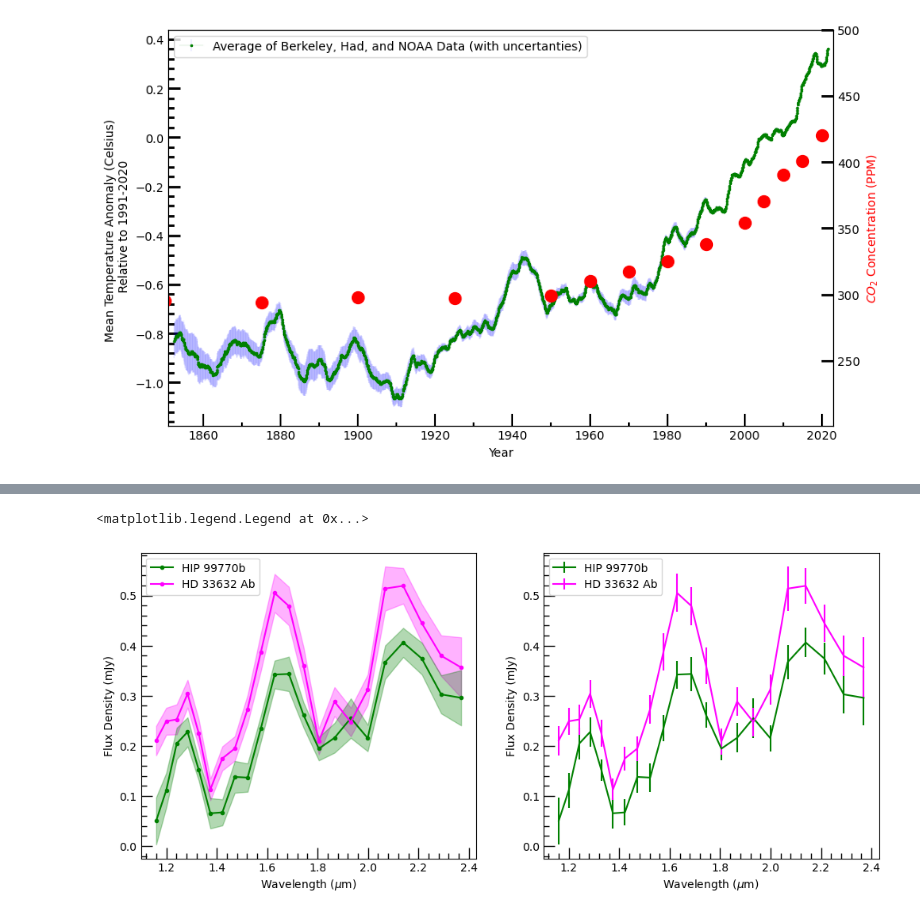
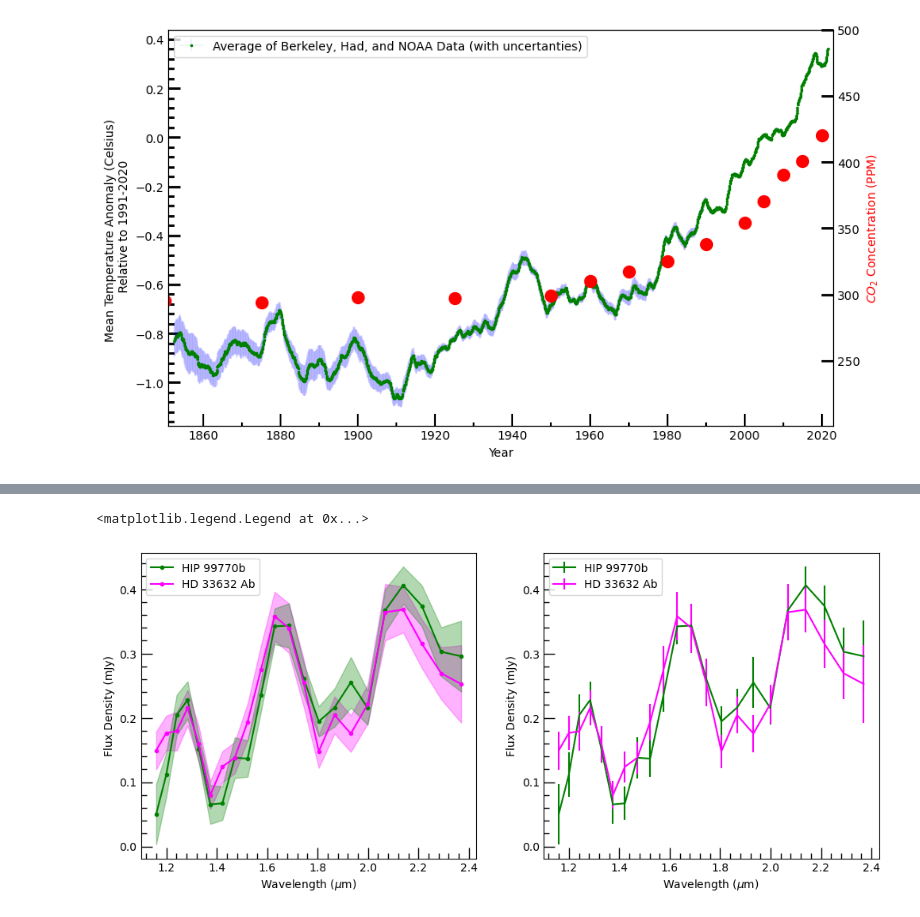
Before and after one commit to astroseandillon/Python-for-data-analysis, a Jupyter notebook: Dillon_Sean_HW_W12.ipynb, the cells around one changed output, grey strips where cells are left out. Drawn from its saved outputs; the diff is of its cells as text; code cells hidden in the pictures.

Commit message:
fixed scaling issue on hw w12

```diff
--- a/Dillon_Sean_HW_W12.ipynb
+++ b/Dillon_Sean_HW_W12.ipynb
@@ -294,37 +294,15 @@ hip_wvl, hip_flux_den, hip_flux_unc, hip_snr = np.loadtxt('hip99770b_spec_with_e
 hd_wvl, hd_flux_den, hd_flux_unc, hd_snr = np.loadtxt('hd33632ab_spec_with_errors.txt',unpack=True)
 
 
-# def normalization(f_tot_model, model_flux_val, iso_flux_val):
-#     return f_tot_model*iso_flux_val/model_flux_val
+hd_flux_scld = hd_flux_den*(np.mean(hip_flux_den)/np.mean(hd_flux_den))
 
-# def norm(data1, data2, norm_point):
-#     #data1 is scaled by data2 at a normalization point, in this case the mean
-#     return data1 * norm_point / data2
-
-# def norm2(data, mean, data2):
-#     newdat = []
-#     for i in range(len(data)):
-#         newdat.append((data[i] - mean)/data2[i])
-#     return newdat
-
-'''
-I couldn't figure out how to do the scaling part. I leave these lines commented as to show that i did in fact try to figure it out.
-'''
-
-# hd_flux_scld = norm2(hd_flux_den, np.mean(hip_flux_den), hip_flux_den)
-hd_flux_scld = hd_flux_den - hip_flux_den*(np.mean(hd_flux_den)/np.mean(hip_flux_den))
-# print(np.mean(hd_flux_scld))
-# print('')
-# print(np.mean(hip_flux_den))
-# print('')
-# print(np.mean(hd_flux_den))
 fig,axes = plt.subplots(1,2)
 
 axes[0].plot(hip_wvl, hip_flux_den, label='HIP 99770b',
             color='green', ls='-', marker='.')
-axes[0].plot(hd_wvl, hd_flux_den, label='HD 33632 Ab',
+axes[0].plot(hd_wvl, hd_flux_scld, label='HD 33632 Ab',
             color='magenta', ls='-', marker='.')
-axes[0].fill_between(hd_wvl, hd_flux_den+hd_flux_unc, hd_flux_den-hd_flux_unc,
+axes[0].fill_between(hd_wvl, hd_flux_scld+hd_flux_unc, hd_flux_scld-hd_flux_unc,
                      color='magenta', alpha=0.3)
 axes[0].fill_between(hip_wvl, hip_flux_den+hip_flux_unc, hip_flux_den-hip_flux_unc,
                      color='green', alpha=0.3)
@@ -340,32 +318,32 @@ axes[0].tick_params(which='minor',axis='y',length=5)
 axes[0].tick_params(which='major',axis='x', direction='in', length=10, width=1)
 axes[0].tick_params(which='minor',axis='x', direction='in', length=5, width=1)
 axes[0].yaxis.set_minor_locator(AutoMinorLocator(5))
 axes[0].xaxis.set_minor_locator(AutoMinorLocator(5))
 
 
 
 
 
 
 axes[1].errorbar(hip_wvl, hip_flux_den, yerr=hip_flux_unc, label='HIP 99770b',
                 color='green')
-axes[1].errorbar(hd_wvl, hd_flux_den, yerr=hd_flux_unc, label='HD 33632 Ab',
+axes[1].errorbar(hd_wvl, hd_flux_scld, yerr=hd_flux_unc, label='HD 33632 Ab',
                 color='magenta')
 # axes[1].plot(hd_wvl, hd_flux_scld, label='test')
 axes[1].set_xlabel(r'Wavelength ($\mu$m)')
 axes[1].set_ylabel('Flux Density (mJy)')
 axes[1].tick_params(which='both',axis='y',direction='in', width=1)
 axes[1].tick_params(which='major',axis='y',length=10)
 axes[1].tick_params(which='minor',axis='y',length=5)
 axes[1].tick_params(which='major',axis='x', direction='in', length=10, width=1)
 axes[1].tick_params(which='minor',axis='x', direction='in', length=5, width=1)
 axes[1].yaxis.set_minor_locator(AutoMinorLocator(5))
 axes[1].xaxis.set_minor_locator(AutoMinorLocator(5))
 
 
 
 axes[1].legend(loc='upper left')
 axes[0].legend(loc='upper left')
 # %% [output]
 <matplotlib.legend.Legend at 0x...>
-[figure, old version]
+[figure, new version]
```
